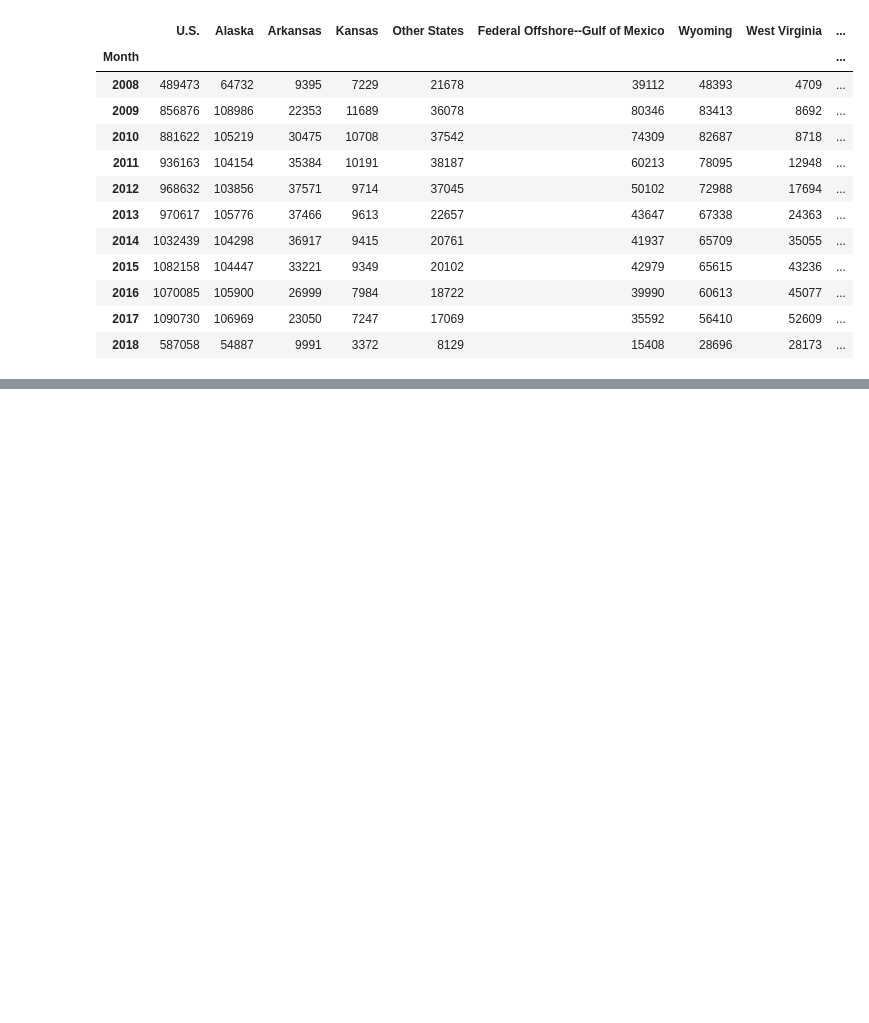
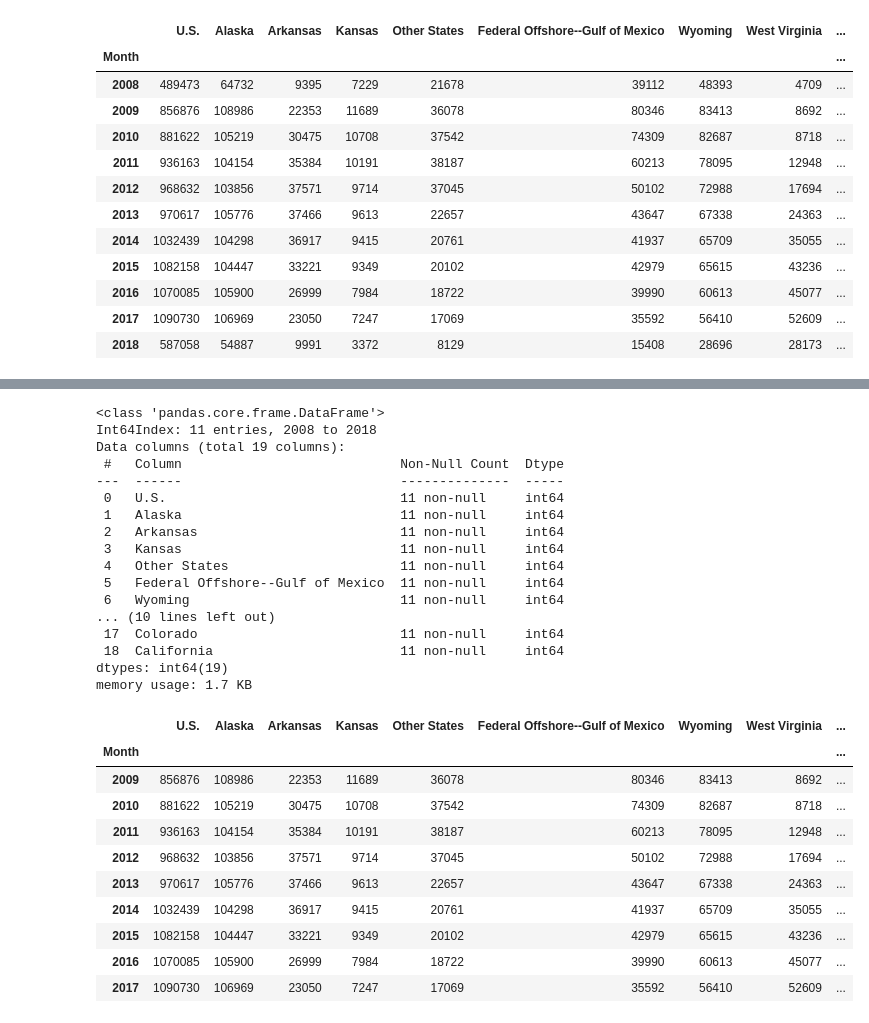
Before and after one commit to tanushrin/data-us-oil-and-gas-production, a Jupyter notebook: oil_and_gas.ipynb, the cells around one changed output, grey strips where cells are left out. Cells and saved outputs as stored; diff of their text form; code cells hidden in the pictures; blank space fills up the shorter version.

```diff
--- a/oil_and_gas.ipynb
+++ b/oil_and_gas.ipynb
@@ -184,0 +210,33 @@ git push origin master
+# %%
+yearly_gas_df.info()
+filtered_yearly_gas_df = yearly_gas_df[1:10]
+filtered_yearly_gas_df
+# %% [output]
+<class 'pandas.core.frame.DataFrame'>
+Int64Index: 11 entries, 2008 to 2018
+Data columns (total 19 columns):
+ #   Column                            Non-Null Count  Dtype
+---  ------                            --------------  -----
+ 0   U.S.                              11 non-null     int64
+ 1   Alaska                            11 non-null     int64
+ 2   Arkansas                          11 non-null     int64
+ 3   Kansas                            11 non-null     int64
+ 4   Other States                      11 non-null     int64
+ 5   Federal Offshore--Gulf of Mexico  11 non-null     int64
+ 6   Wyoming                           11 non-null     int64
+... (10 lines left out)
+ 17  Colorado                          11 non-null     int64
+ 18  California                        11 non-null     int64
+dtypes: int64(19)
+memory usage: 1.7 KB
+|  | U.S. | Alaska | Arkansas | Kansas | Other States | Federal Offshore--Gulf of Mexico | Wyoming | West Virginia | ... |
+| Month |  |  |  |  |  |  |  |  | ... |
+| 2009 | 856876 | 108986 | 22353 | 11689 | 36078 | 80346 | 83413 | 8692 | ... |
+| 2010 | 881622 | 105219 | 30475 | 10708 | 37542 | 74309 | 82687 | 8718 | ... |
+| 2011 | 936163 | 104154 | 35384 | 10191 | 38187 | 60213 | 78095 | 12948 | ... |
+| 2012 | 968632 | 103856 | 37571 | 9714 | 37045 | 50102 | 72988 | 17694 | ... |
+| 2013 | 970617 | 105776 | 37466 | 9613 | 22657 | 43647 | 67338 | 24363 | ... |
+| 2014 | 1032439 | 104298 | 36917 | 9415 | 20761 | 41937 | 65709 | 35055 | ... |
+| 2015 | 1082158 | 104447 | 33221 | 9349 | 20102 | 42979 | 65615 | 43236 | ... |
+| 2016 | 1070085 | 105900 | 26999 | 7984 | 18722 | 39990 | 60613 | 45077 | ... |
+| 2017 | 1090730 | 106969 | 23050 | 7247 | 17069 | 35592 | 56410 | 52609 | ... |
```
Also changed, not shown: parts of 8 cells of this notebook, 1 other file.
